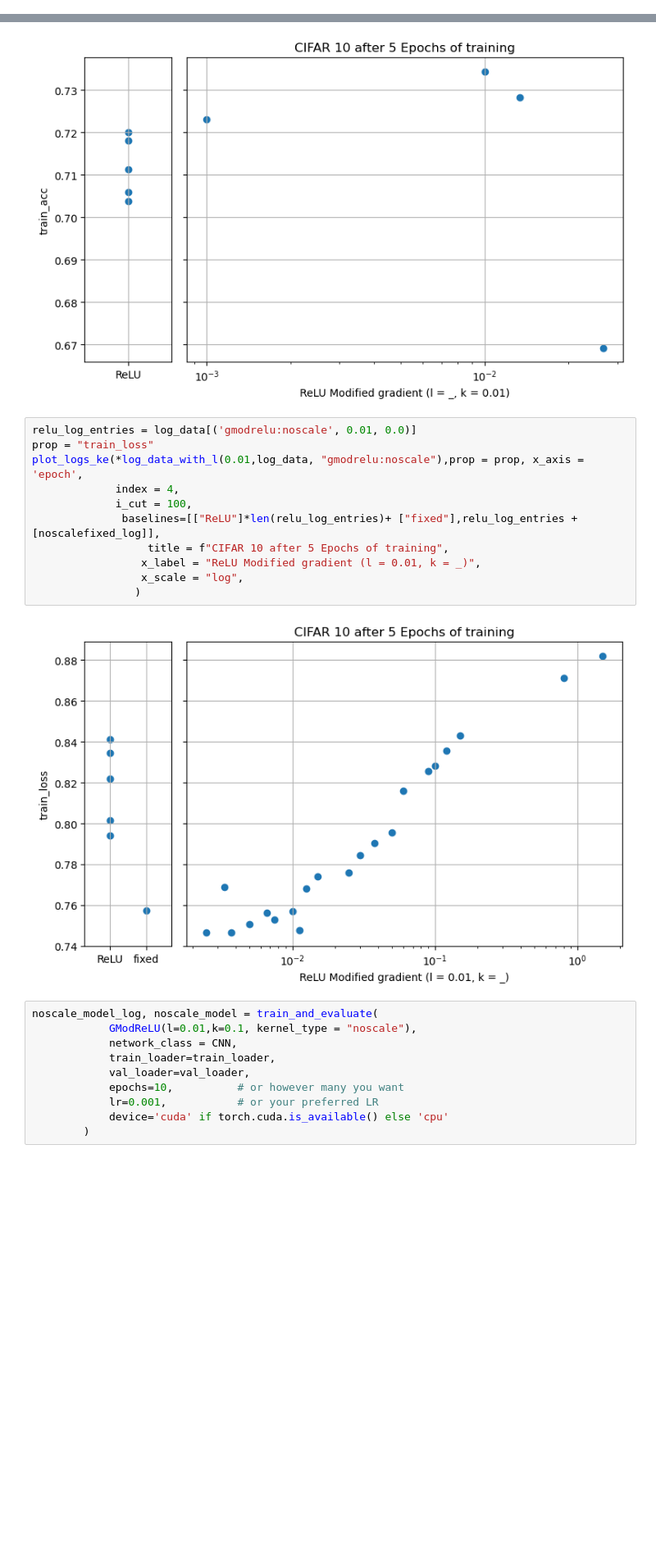
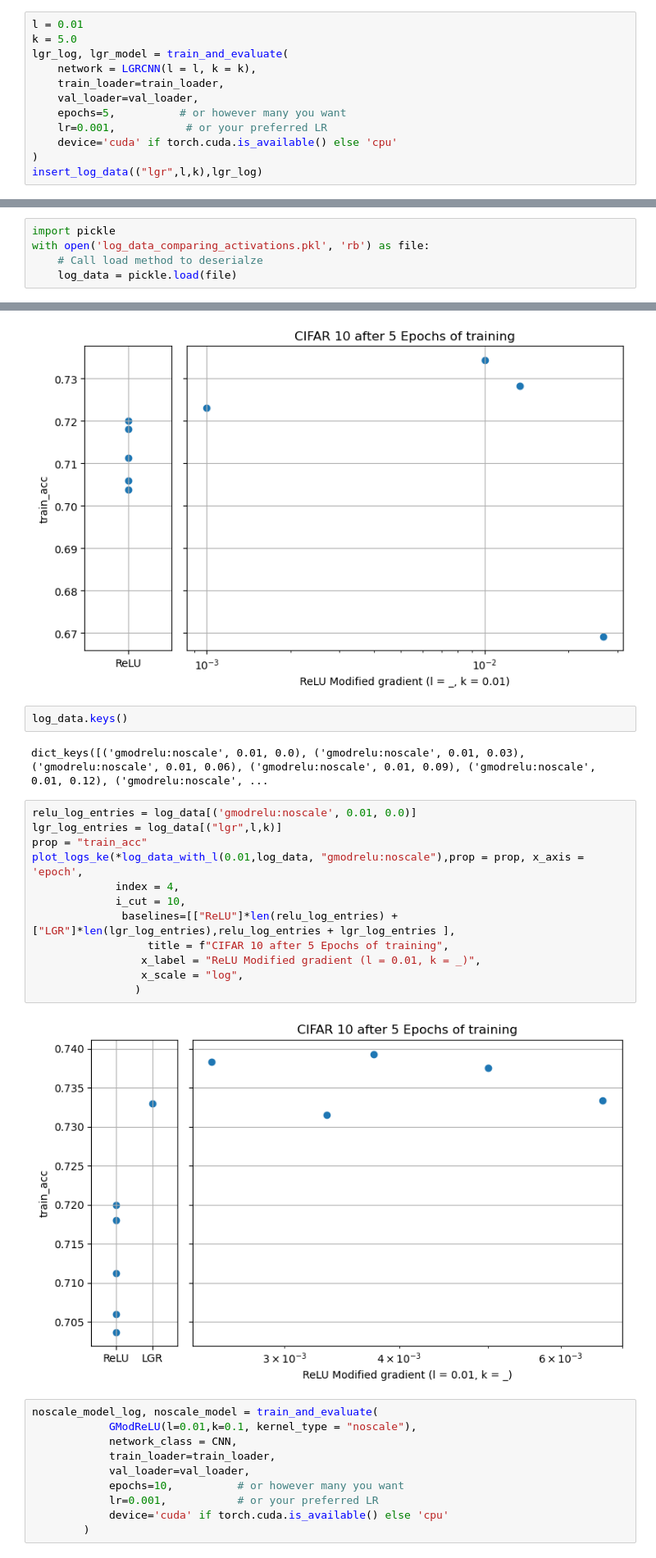
Before and after one commit to martin-y-lu/GradientModulation, a Jupyter notebook: GModTestsGradientProbes.ipynb, the cells around one changed output, grey strips where cells are left out. Shown: that part at 82% size. Drawn from its saved outputs; the diff is of its cells as text; blank space fills up the shorter version.

```diff
--- a/GModTestsGradientProbes.ipynb
+++ b/GModTestsGradientProbes.ipynb
@@ -95,3 +118,15 @@ def insert_model_data(key,data):
     if key not in log_data:
         model_data[key] = []
     model_data[key].append(data)
+# %%
+l = 0.01
+k = 5.0
+lgr_log, lgr_model = train_and_evaluate(
+    network = LGRCNN(l = l, k = k),
+    train_loader=train_loader,
+    val_loader=val_loader,
+    epochs=5,          # or however many you want
+    lr=0.001,           # or your preferred LR
+    device='cuda' if torch.cuda.is_available() else 'cpu'
+)
+insert_log_data(("lgr",l,k),lgr_log)
@@ -136,3 +197,8 @@ Epoch 3/5 | Train Loss: 0.9504 | Train Acc: 66.47% | Val Acc: 68.12%
 Epoch 4/5 | Train Loss: 0.8487 | Train Acc: 70.25% | Val Acc: 69.38%
 Epoch 5/5 | Train Loss: 0.7850 | Train Acc: 72.30% | Val Acc: 71.46%
 KeyboardInterrupt:
+# %%
+import pickle
+with open('log_data_comparing_activations.pkl', 'rb') as file:
+    # Call load method to deserialze
+    log_data = pickle.load(file)
@@ -179,19 +244,24 @@ plot_logs_ke(*log_data_with_k(0.01,log_data, "gmodrelu:noscale"),prop = prop, x_
                 )
 # %% [output]
 [figure]
+# %%
+log_data.keys()
+# %% [output]
+dict_keys([('gmodrelu:noscale', 0.01, 0.0), ('gmodrelu:noscale', 0.01, 0.03), ('gmodrelu:noscale', 0.01, 0.06), ('gmodrelu:noscale', 0.01, 0.09), ('gmodrelu:noscale', 0.01, 0.12), ('gmodrelu:noscale', ...
 # %%
 relu_log_entries = log_data[('gmodrelu:noscale', 0.01, 0.0)]
-prop = "train_loss"
+lgr_log_entries = log_data[("lgr",l,k)]
+prop = "train_acc"
 plot_logs_ke(*log_data_with_l(0.01,log_data, "gmodrelu:noscale"),prop = prop, x_axis = 'epoch',
              index = 4,
-             i_cut = 100,
-              baselines=[["ReLU"]*len(relu_log_entries)+ ["fixed"],relu_log_entries + [noscalefixed_log]],
+             i_cut = 10,
+              baselines=[["ReLU"]*len(relu_log_entries) + ["LGR"]*len(lgr_log_entries),relu_log_entries + lgr_log_entries ],
                   title = f"CIFAR 10 after 5 Epochs of training",
                  x_label = "ReLU Modified gradient (l = 0.01, k = _)",
                  x_scale = "log",
                 )
 # %% [output]
-[figure, old version]
+[figure, new version]
 # %%
 noscale_model_log, noscale_model = train_and_evaluate(
             GModReLU(l=0.01,k=0.1, kernel_type = "noscale"),
```
Also changed, not shown: parts of 10 cells of this notebook, 5 other files.
